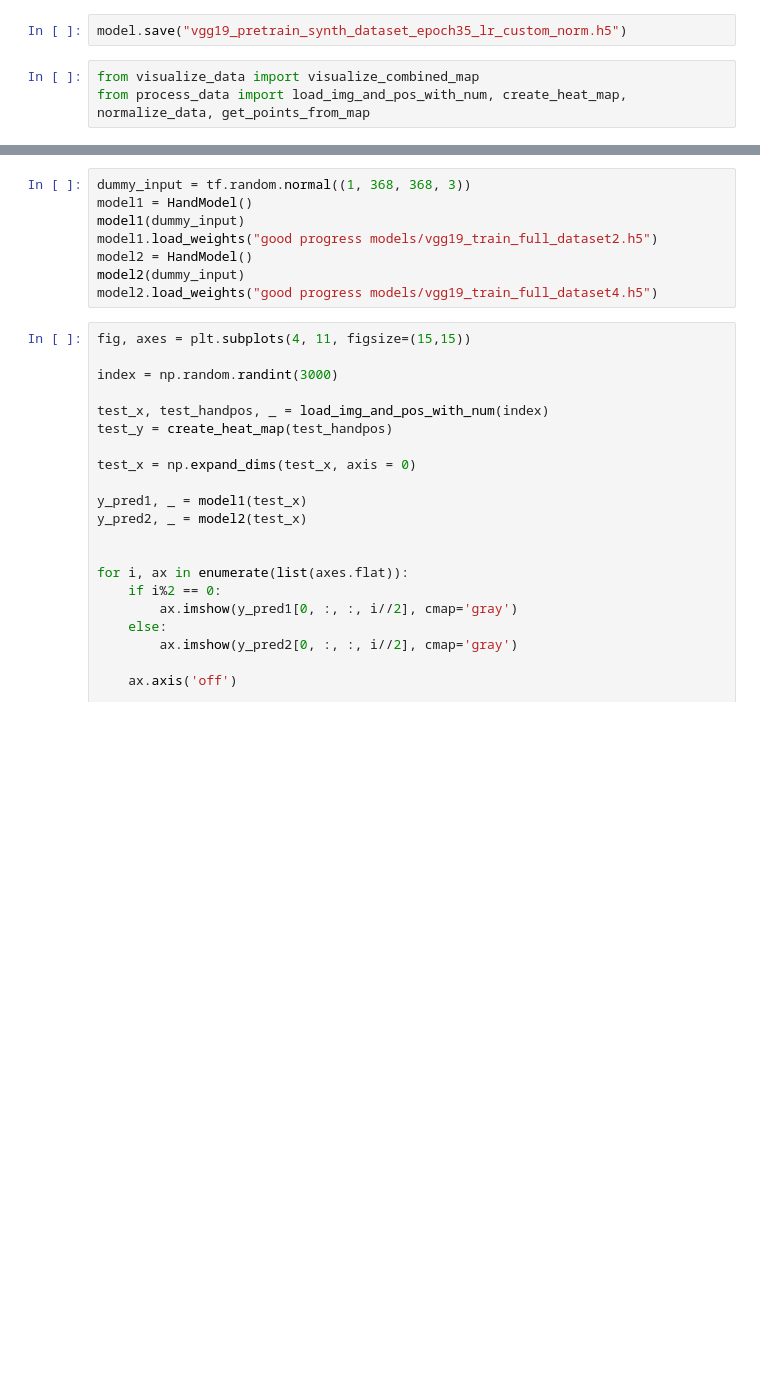
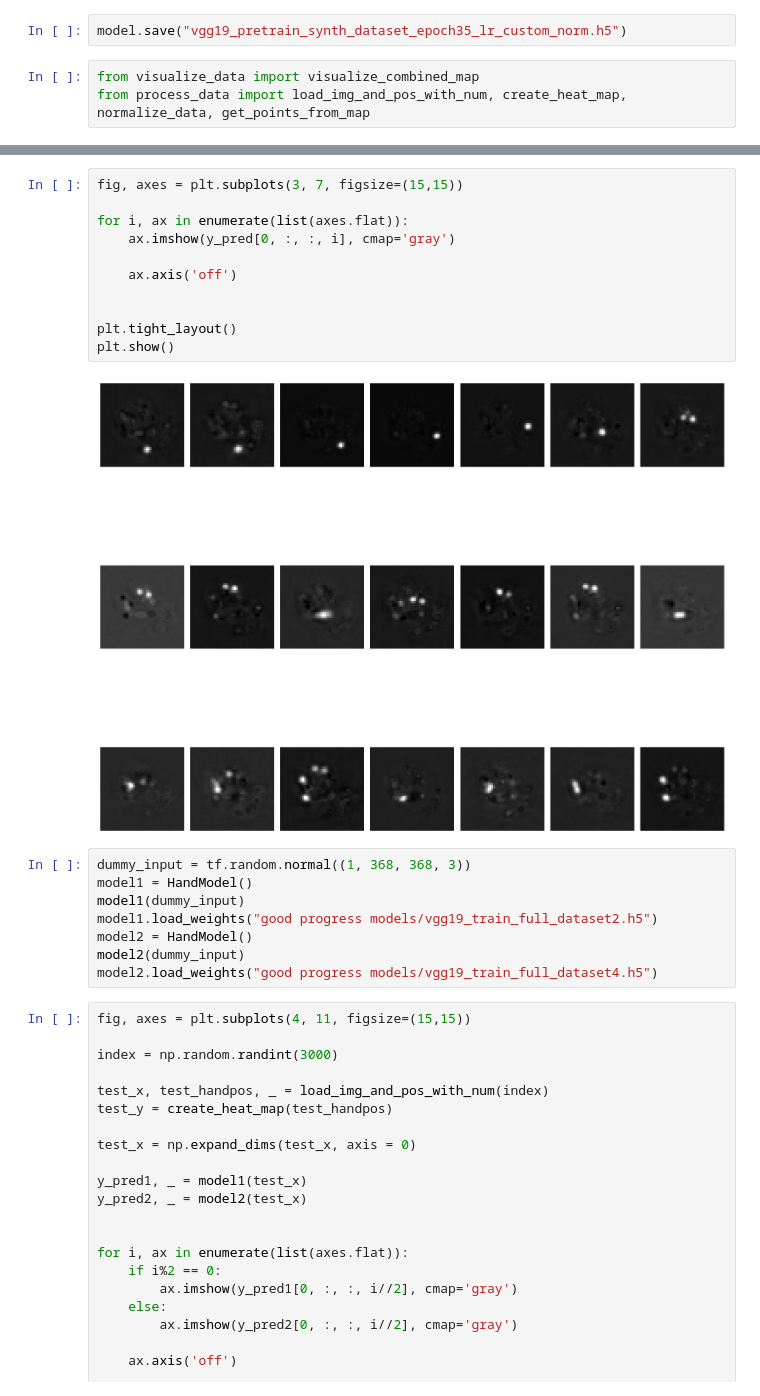
Before and after one commit to lakshyajain06/HandPosRecognition, a Jupyter notebook: train.ipynb, the cells around one changed output, grey strips where cells are left out. Drawn from its saved outputs; the diff is of its cells as text; blank space fills up the shorter version.

```diff
--- a/train.ipynb
+++ b/train.ipynb
@@ -302,3 +285,16 @@ Clipping input data to the valid range for imshow with RGB data ([0..1] for floa
+# %%
+fig, axes = plt.subplots(3, 7, figsize=(15,15))
+
+for i, ax in enumerate(list(axes.flat)):
+    ax.imshow(y_pred[0, :, :, i], cmap='gray')
+
+    ax.axis('off')
+
+
+plt.tight_layout()
+plt.show()
+# %% [output]
+[figure, added]
 # %%
 dummy_input = tf.random.normal((1, 368, 368, 3))
 model1 = HandModel()
```
Also changed, not shown: parts of 15 cells of this notebook, 2 other files.
